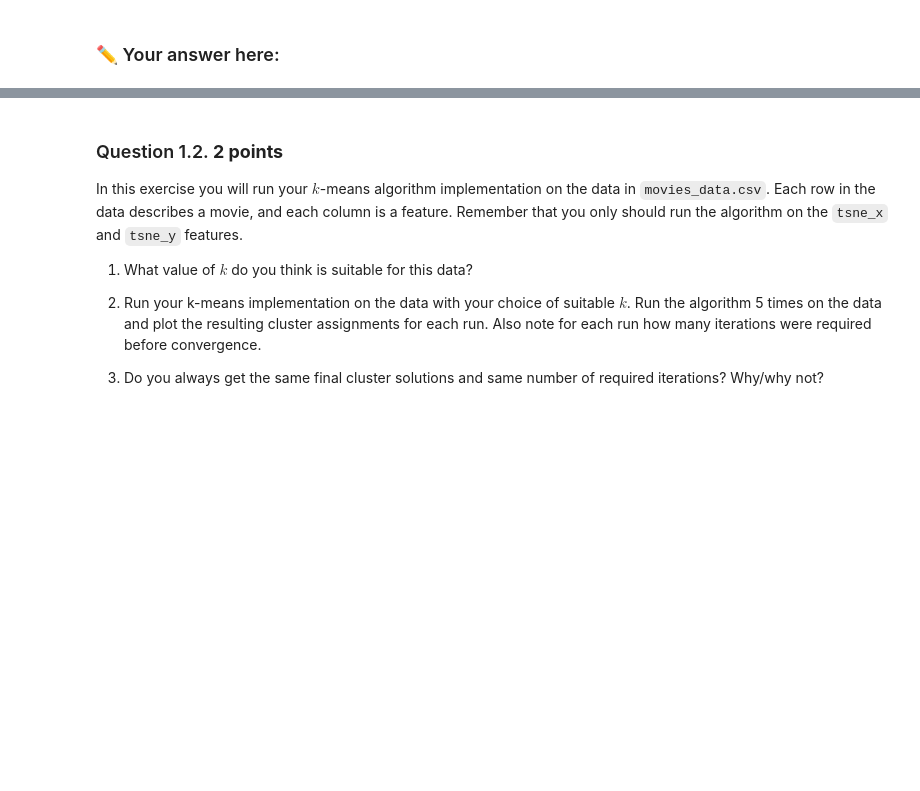
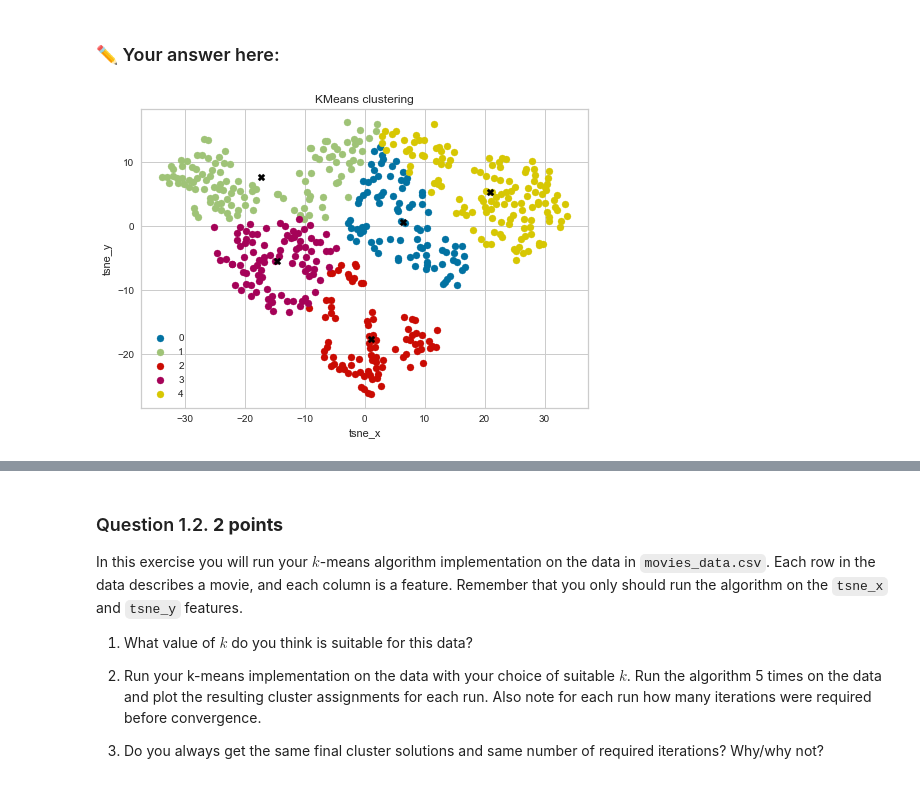
Before and after one commit to AxelEiman/AMLI, a Jupyter notebook: Hw4.ipynb, the cells around one changed output, grey strips where cells are left out. Saved outputs shown, nothing was run; the diff lists cells and outputs as text; code cells hidden in the pictures; blank space fills up the shorter version.

```diff
--- a/Hw4.ipynb
+++ b/Hw4.ipynb
@@ -80,0 +71,89 @@ import matplotlib.pyplot as plt
+# %%
+import numpy as np
+#from sklearn.cluster import KMeans
+from collections import Counter, defaultdict
+import random
+import seaborn as sns
+import matplotlib.pyplot as plt
+
+# If we're not allowed to use KMeans
+
+def initialize_clusters(n_of_clusters):
+    clusters = {}
+    for i in range(n_of_clusters):
+        clusters[i] = []
+    return clusters
+
+
+def update_clusters(params1, params2, centroids, n_of_clusters):
+    clusters = initialize_clusters(n_of_clusters)
+    for data in zip(params1, params2):
+        distances = []
+        for k in range(n_of_clusters):
+            euc_dist = np.linalg.norm(np.array(list(data)) - np.array(centroids[k]))
+            distances.append(euc_dist)
+        min_index = distances.index(min(distances))
+        clusters[min_index].append(list(data))
+    return clusters
+
+
+def update_centroids(clusters, centroids, n_of_clusters):
+    for i in range(n_of_clusters):
+        """
+        x = 0
+        y = 0
+        for pair in clusters[i]:
+            x += pair[0]
+            y += pair[1]
+        print(len(clusters[i]), i)
+        x = x/len(clusters[i])
+        y = y/len(clusters[i])
+        """
+        centroids[i] = np.average(clusters[i], axis=0)
+
+    return centroids
+
+
+
+n_of_clusters = 5
+param1 = 'tsne_x'
+param2 = 'tsne_y'
+params1 = movies_data[param1]
+params2 = movies_data[param2]
+clusters = initialize_clusters(n_of_clusters)
+
+centroids = dict()
+for i in range(n_of_clusters):
+    # Not sure if this is the best random function to use but seemed the most intuitive
+    r1 = np.random.uniform(min(movies_data[param1]), max(movies_data[param1]))
+    r2 = np.random.uniform(min(movies_data[param2]), max(movies_data[param2]))
+    centroids[i] = [r1, r2]
+
+
+for data in zip(movies_data[param1], movies_data[param2]):
+    distances = []
+    for k in range(n_of_clusters):
+        # Need to convert into arrays to be able to compute
+        euc_dist = np.linalg.norm(np.array(list(data)) - np.array(centroids[k]))
+        distances.append(euc_dist)
+        # Check which index the minimum distance have in the list
+        # and assign that value as "label"
+        min_index = int(distances.index(min(distances)))
+        clusters[min_index].append(list(data))
+
+for _ in range(5):
+    for _ in range(5):
+        clusters = update_clusters(params1, params2, centroids, n_of_clusters)
+        centroids = update_centroids(clusters, centroids, n_of_clusters)
+
+    for i in range(n_of_clusters):
+        plt.scatter(np.array(clusters[i])[:,0], np.array(clusters[i])[:,1], label=f'{i}')
+        plt.scatter(np.array(centroids[i])[0], np.array(centroids[i])[1], marker='X', color='black')
+
+    plt.title('KMeans clustering')
+    plt.xlabel(R'tsne_x')
+    plt.ylabel(R'tsne_y')
+    plt.legend()
+    plt.show()
+# %% [output]
+[figure, added]
```
Also changed, not shown: parts of 6 cells of this notebook.
